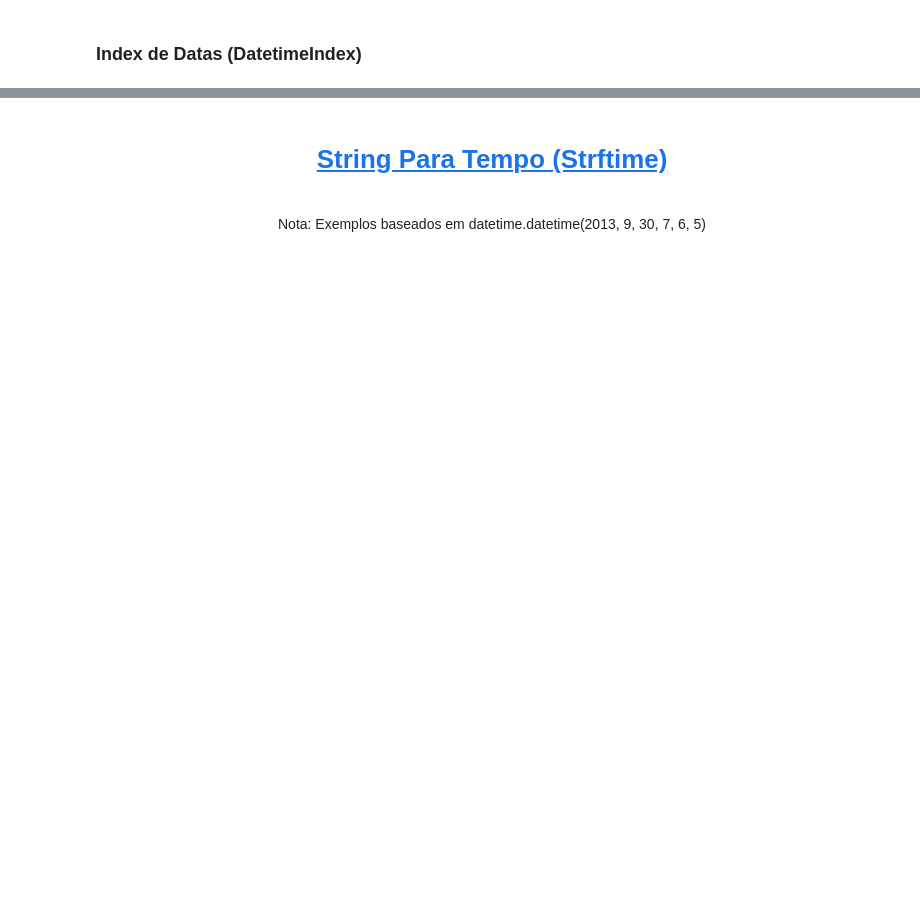
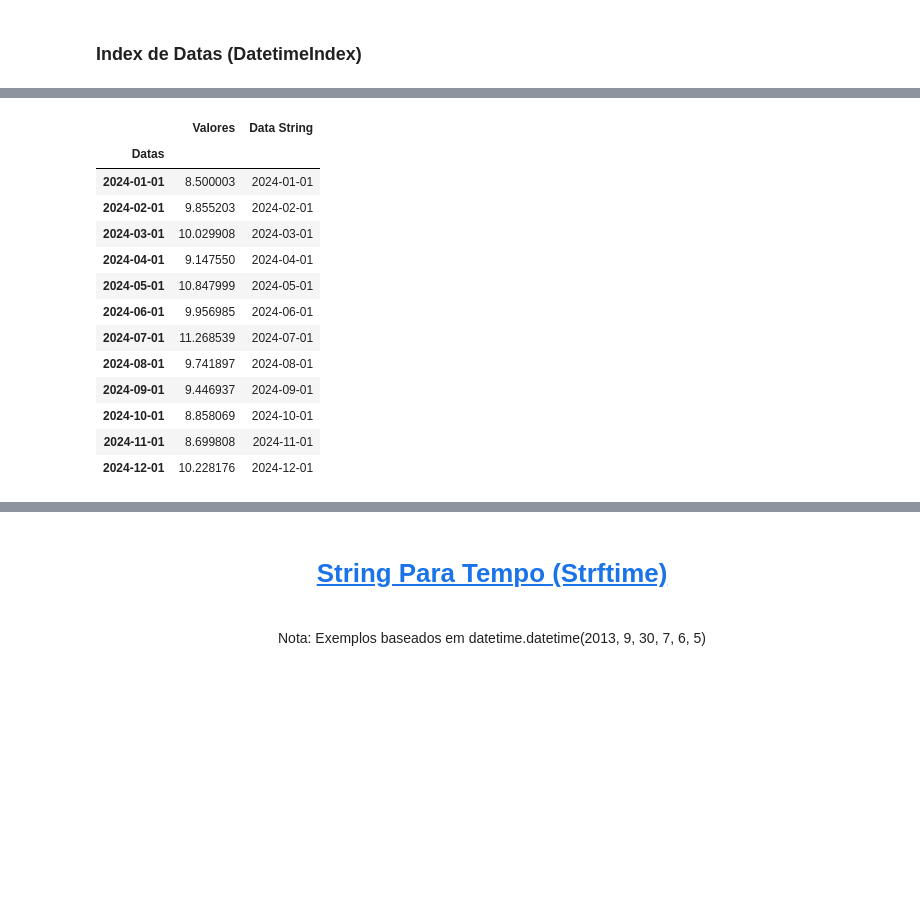
Before and after one commit to phillrog/py-machine-learning, a Jupyter notebook: notebooks/06 - Time Series/Time Series.ipynb, the cells around one changed output, grey strips where cells are left out. Saved outputs shown, nothing was run; the diff lists cells and outputs as text; code cells hidden in the pictures; blank space fills up the shorter version.

```diff
--- a/notebooks/06 - Time Series/Time Series.ipynb
+++ b/notebooks/06 - Time Series/Time Series.ipynb
@@ -129,0 +240,18 @@ plt.show()
+# %%
+data['Data String'] = data.index
+data
+# %% [output]
+|  | Valores | Data String |
+| Datas |  |  |
+| 2024-01-01 | 8.500003 | 2024-01-01 |
+| 2024-02-01 | 9.855203 | 2024-02-01 |
+| 2024-03-01 | 10.029908 | 2024-03-01 |
+| 2024-04-01 | 9.147550 | 2024-04-01 |
+| 2024-05-01 | 10.847999 | 2024-05-01 |
+| 2024-06-01 | 9.956985 | 2024-06-01 |
+| 2024-07-01 | 11.268539 | 2024-07-01 |
+| 2024-08-01 | 9.741897 | 2024-08-01 |
+| 2024-09-01 | 9.446937 | 2024-09-01 |
+| 2024-10-01 | 8.858069 | 2024-10-01 |
+| 2024-11-01 | 8.699808 | 2024-11-01 |
+| 2024-12-01 | 10.228176 | 2024-12-01 |
```
Also changed, not shown: parts of 14 cells of this notebook.
